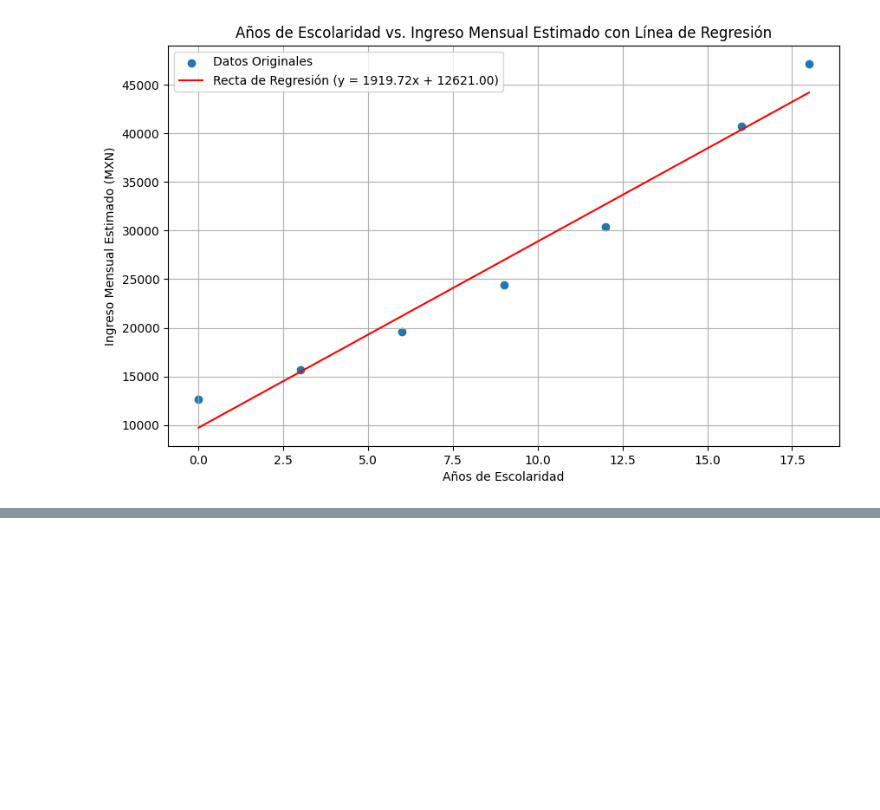
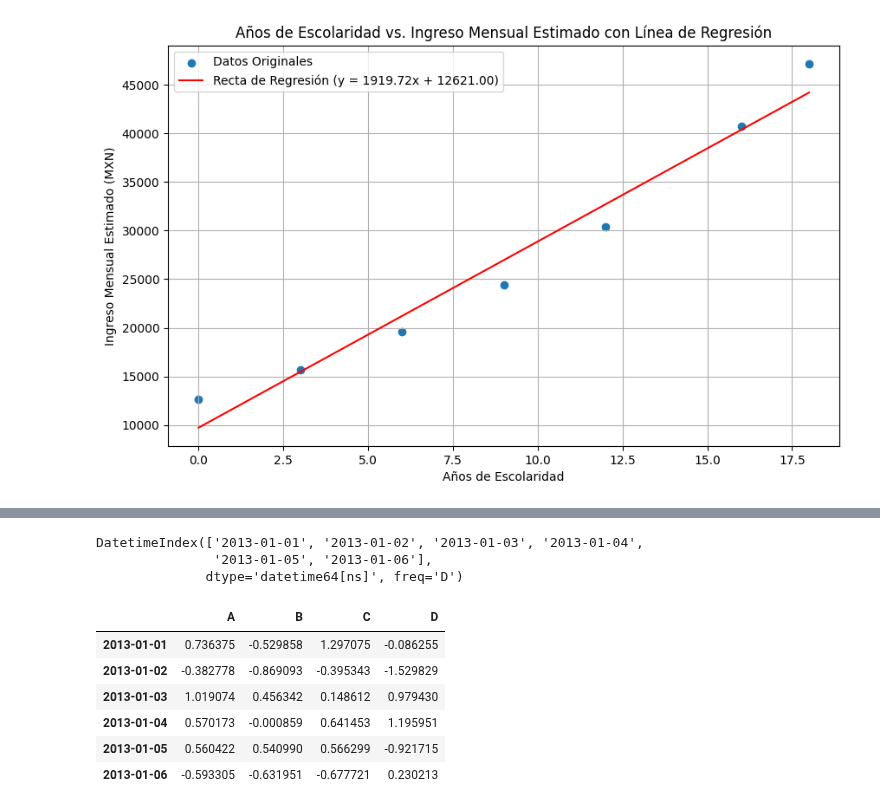
Before and after one commit to Ivon110/Mineria-de-Datos, a Jupyter notebook: mineriacolab1.ipynb, the cells around one changed output, grey strips where cells are left out. Drawn from its saved outputs; the diff is of its cells as text; code cells hidden in the pictures; blank space fills up the shorter version.

```diff
--- a/mineriacolab1.ipynb
+++ b/mineriacolab1.ipynb
@@ -854,0 +858,18 @@ np.float64(13196667.305996465)
+# %%
+dates = pd.date_range("20130101", periods=6)
+dates
+# %% [output]
+DatetimeIndex(['2013-01-01', '2013-01-02', '2013-01-03', '2013-01-04',
+               '2013-01-05', '2013-01-06'],
+              dtype='datetime64[ns]', freq='D')
+# %%
+df = pd.DataFrame(np.random.randn(6, 4), index=dates, columns=list("ABCD")) #Le pasamos una lista
+df
+# %% [output]
+|  | A | B | C | D |
+| 2013-01-01 | 0.736375 | -0.529858 | 1.297075 | -0.086255 |
+| 2013-01-02 | -0.382778 | -0.869093 | -0.395343 | -1.529829 |
+| 2013-01-03 | 1.019074 | 0.456342 | 0.148612 | 0.979430 |
+| 2013-01-04 | 0.570173 | -0.000859 | 0.641453 | 1.195951 |
+| 2013-01-05 | 0.560422 | 0.540990 | 0.566299 | -0.921715 |
+| 2013-01-06 | -0.593305 | -0.631951 | -0.677721 | 0.230213 |
```
Also changed, not shown: parts of 8 cells of this notebook.
